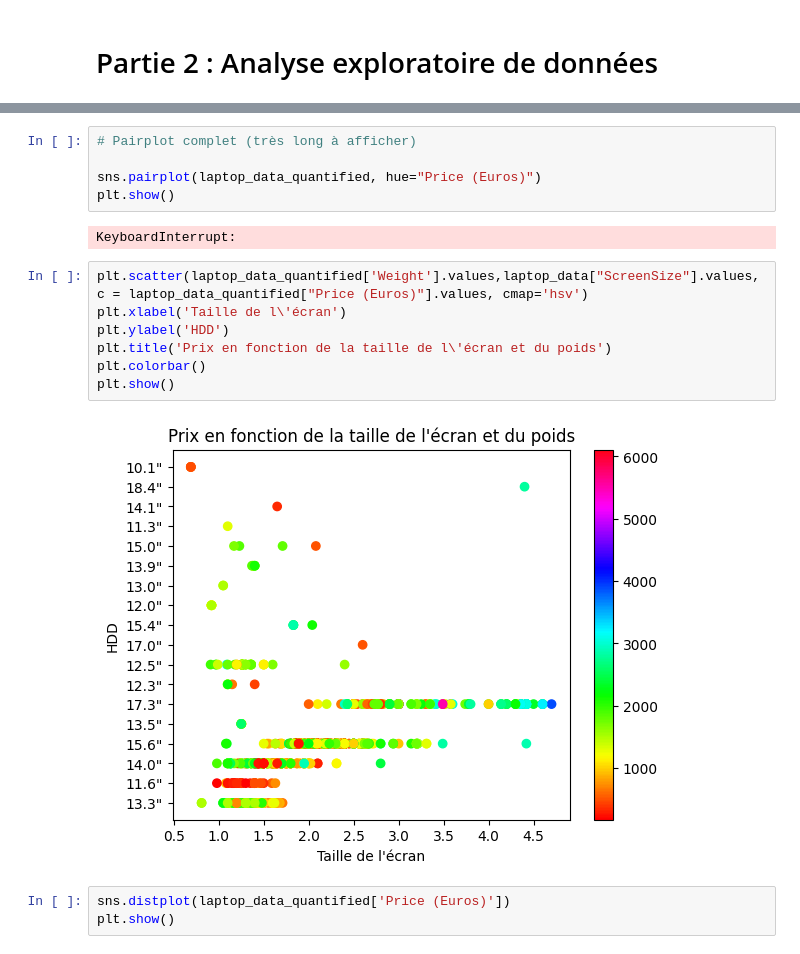
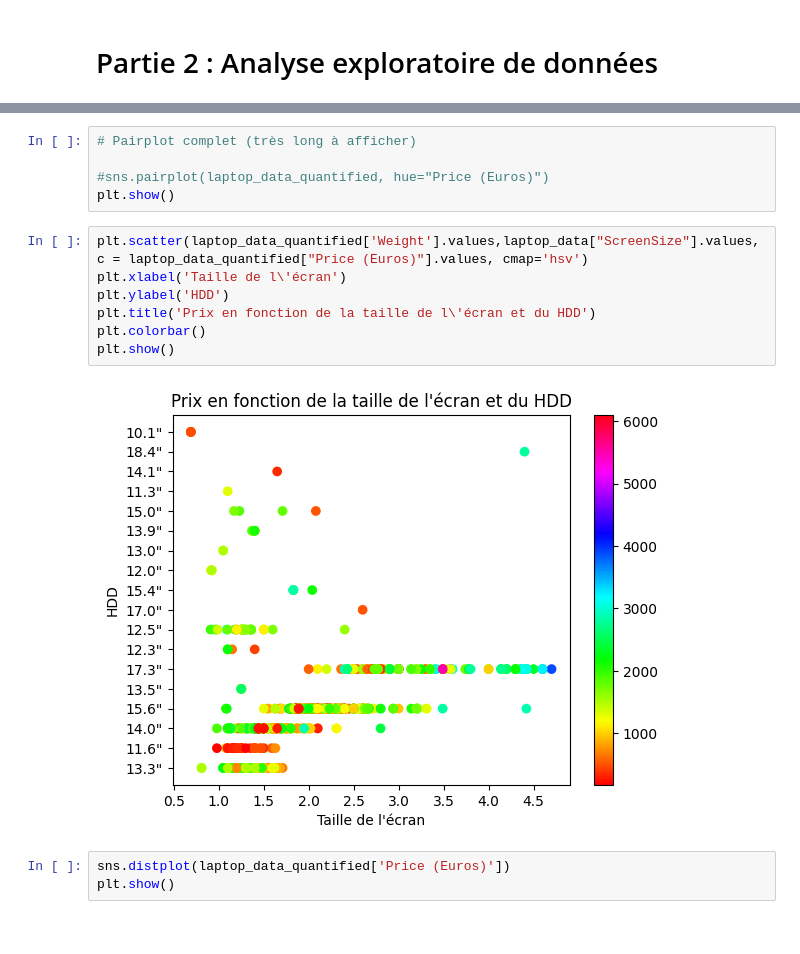
Before and after one commit to SnowZucc/Laptops-Data-Regression, a Jupyter notebook: data_analysis.ipynb, the cells around one changed output, grey strips where cells are left out. Cells and saved outputs as stored; diff of their text form.

```diff
--- a/data_analysis.ipynb
+++ b/data_analysis.ipynb
@@ -211,19 +226,17 @@ laptop_data_quantified.describe()
 # %%
 # Pairplot complet (très long à afficher)
 
-sns.pairplot(laptop_data_quantified, hue="Price (Euros)")
+#sns.pairplot(laptop_data_quantified, hue="Price (Euros)")
 plt.show()
-# %% [output]
-KeyboardInterrupt:
 # %%
 plt.scatter(laptop_data_quantified['Weight'].values,laptop_data["ScreenSize"].values,c = laptop_data_quantified["Price (Euros)"].values, cmap='hsv')
 plt.xlabel('Taille de l\'écran')
 plt.ylabel('HDD')
-plt.title('Prix en fonction de la taille de l\'écran et du poids')
+plt.title('Prix en fonction de la taille de l\'écran et du HDD')
 plt.colorbar()
 plt.show()
 # %% [output]
-[figure, old version]
+[figure, new version]
 # %%
 sns.distplot(laptop_data_quantified['Price (Euros)'])
 plt.show()
```
Also changed, not shown: parts of 58 cells of this notebook, 2 other files.
